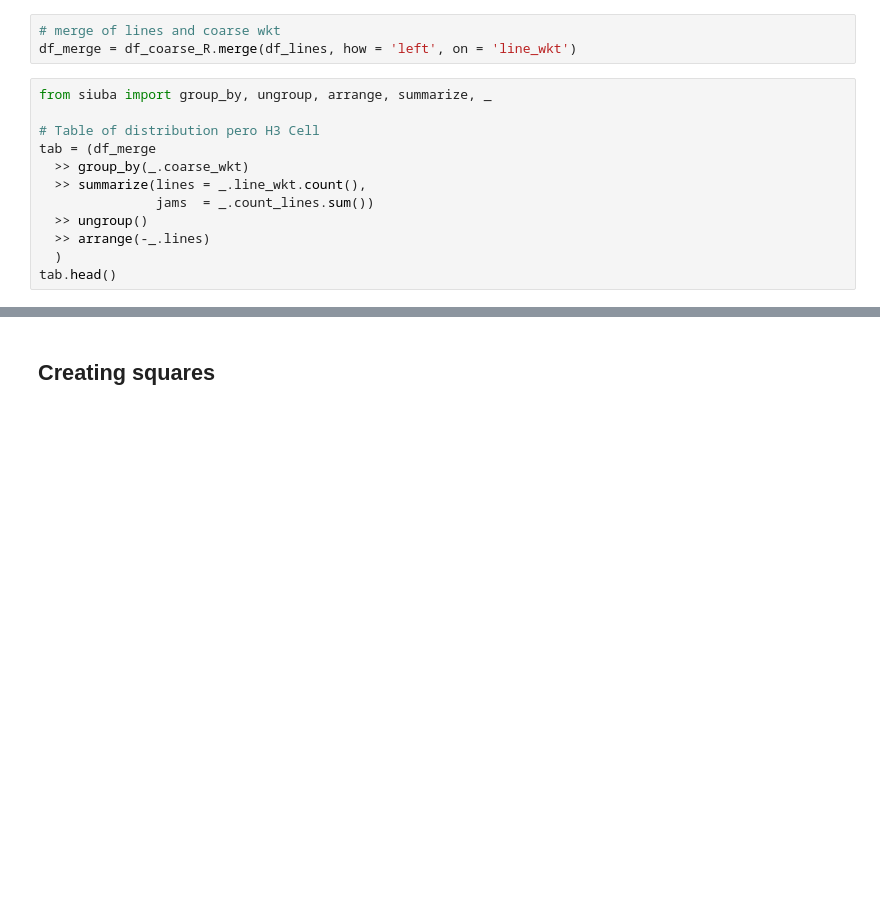
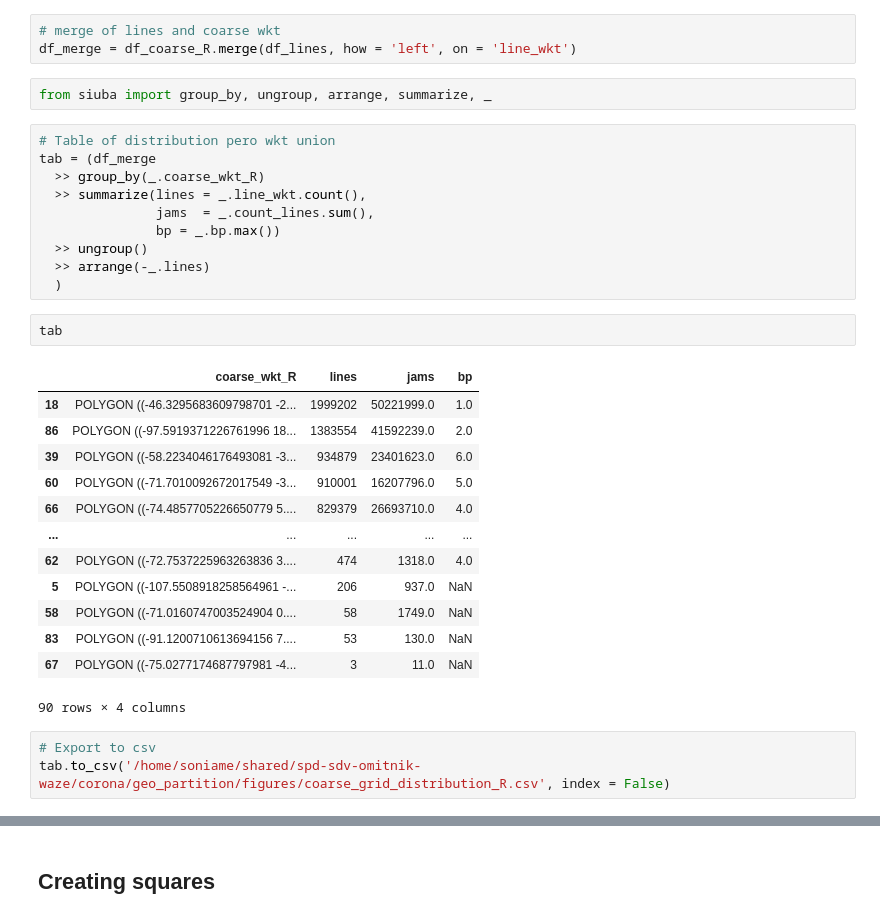
Before and after one commit to EL-BID/IDB-IDB-Invest-Coronavirus-Impact-Dashboard, a Jupyter notebook: notebooks/katana_bounds.ipynb, the cells around one changed output, grey strips where cells are left out. Saved outputs shown, nothing was run; the diff lists cells and outputs as text; blank space fills up the shorter version.

```diff
--- a/notebooks/katana_bounds.ipynb
+++ b/notebooks/katana_bounds.ipynb
@@ -326,15 +346,34 @@ df_coarse_R.head()
 # %%
 # merge of lines and coarse wkt
 df_merge = df_coarse_R.merge(df_lines, how = 'left', on = 'line_wkt')
+# %%
+from siuba import group_by, ungroup, arrange, summarize, _
 # %%
-from siuba import group_by, ungroup, arrange, summarize, _
-
-# Table of distribution pero H3 Cell
+# Table of distribution pero wkt union
 tab = (df_merge
-  >> group_by(_.coarse_wkt)
+  >> group_by(_.coarse_wkt_R)
   >> summarize(lines = _.line_wkt.count(),
-               jams  = _.count_lines.sum())
+               jams  = _.count_lines.sum(),
+               bp = _.bp.max())
   >> ungroup()
   >> arrange(-_.lines)
   )
-tab.head()
+# %%
+tab
+# %% [output]
+|  | coarse_wkt_R | lines | jams | bp |
+| 18 | POLYGON ((-46.3295683609798701 -2... | 1999202 | 50221999.0 | 1.0 |
+| 86 | POLYGON ((-97.5919371226761996 18... | 1383554 | 41592239.0 | 2.0 |
+| 39 | POLYGON ((-58.2234046176493081 -3... | 934879 | 23401623.0 | 6.0 |
+| 60 | POLYGON ((-71.7010092672017549 -3... | 910001 | 16207796.0 | 5.0 |
+| 66 | POLYGON ((-74.4857705226650779 5.... | 829379 | 26693710.0 | 4.0 |
+| ... | ... | ... | ... | ... |
+| 62 | POLYGON ((-72.7537225963263836 3.... | 474 | 1318.0 | 4.0 |
+| 5 | POLYGON ((-107.5508918258564961 -... | 206 | 937.0 | NaN |
+| 58 | POLYGON ((-71.0160747003524904 0.... | 58 | 1749.0 | NaN |
+| 83 | POLYGON ((-91.1200710613694156 7.... | 53 | 130.0 | NaN |
+| 67 | POLYGON ((-75.0277174687797981 -4... | 3 | 11.0 | NaN |
+90 rows × 4 columns
+# %%
+# Export to csv
+tab.to_csv('/home/soniame/shared/spd-sdv-omitnik-waze/corona/geo_partition/figures/coarse_grid_distribution_R.csv', index = False)
```
Also changed, not shown: parts of 9 cells of this notebook, 1 other file.
